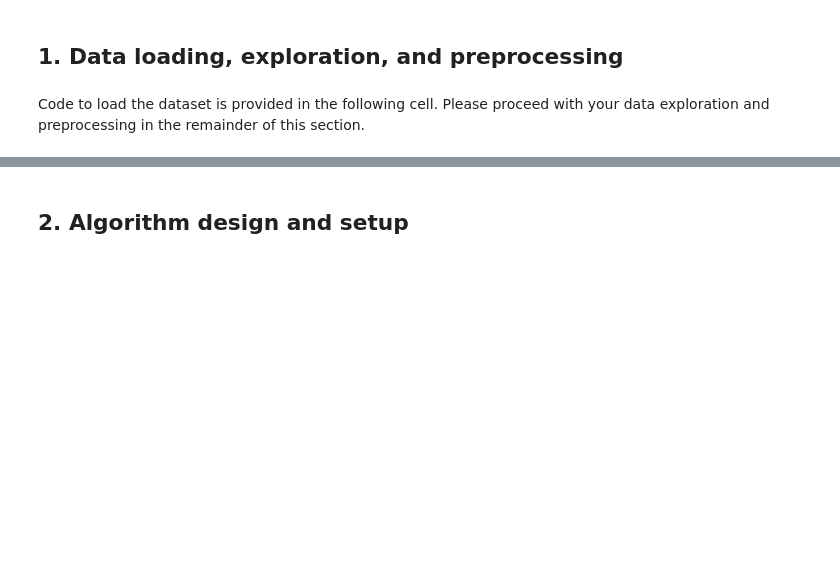
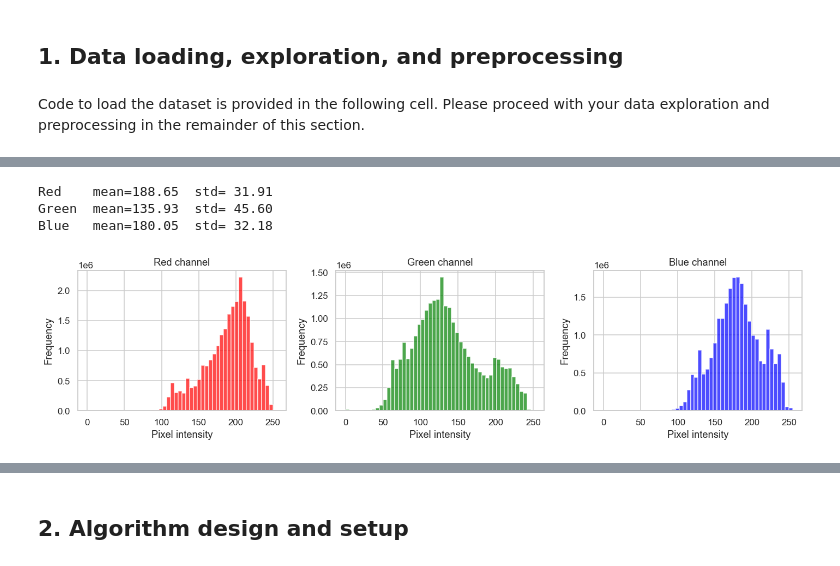
Before and after one commit to dylangeorg3/COMP4318_Assignment_2, a Jupyter notebook: a2-code-530839244-540958494-550120560-550053316.ipynb.ipynb, the cells around one changed output, grey strips where cells are left out. Saved outputs shown, nothing was run; the diff lists cells and outputs as text; code cells hidden in the pictures; blank space fills up the shorter version.

```diff
--- a/a2-code-530839244-540958494-550120560-550053316.ipynb.ipynb
+++ b/a2-code-530839244-540958494-550120560-550053316.ipynb.ipynb
@@ -216,0 +186,18 @@ Please print/display some examples of your preprocessed data here.
+# %%
+channel_names = ["Red", "Green", "Blue"]
+colours = ["red", "green", "blue"]
+fig, axes = plt.subplots(1, 3, figsize=(13, 3.4))
+for c in range(3):
+    data = X_train[..., c].ravel()
+    axes[c].hist(data, bins=50, color=colours[c], alpha=0.7)
+    axes[c].set_title(f"{channel_names[c]} channel")
+    axes[c].set_xlabel("Pixel intensity")
+    axes[c].set_ylabel("Frequency")
+    print(f"{channel_names[c]:<5}  mean={data.mean():6.2f}  std={data.std():6.2f}")
+plt.tight_layout()
+plt.show()
+# %% [output]
+Red    mean=188.65  std= 31.91
+Green  mean=135.93  std= 45.60
+Blue   mean=180.05  std= 32.18
+[figure, added]
```
Also changed, not shown: parts of 21 cells of this notebook, 17 other files.
